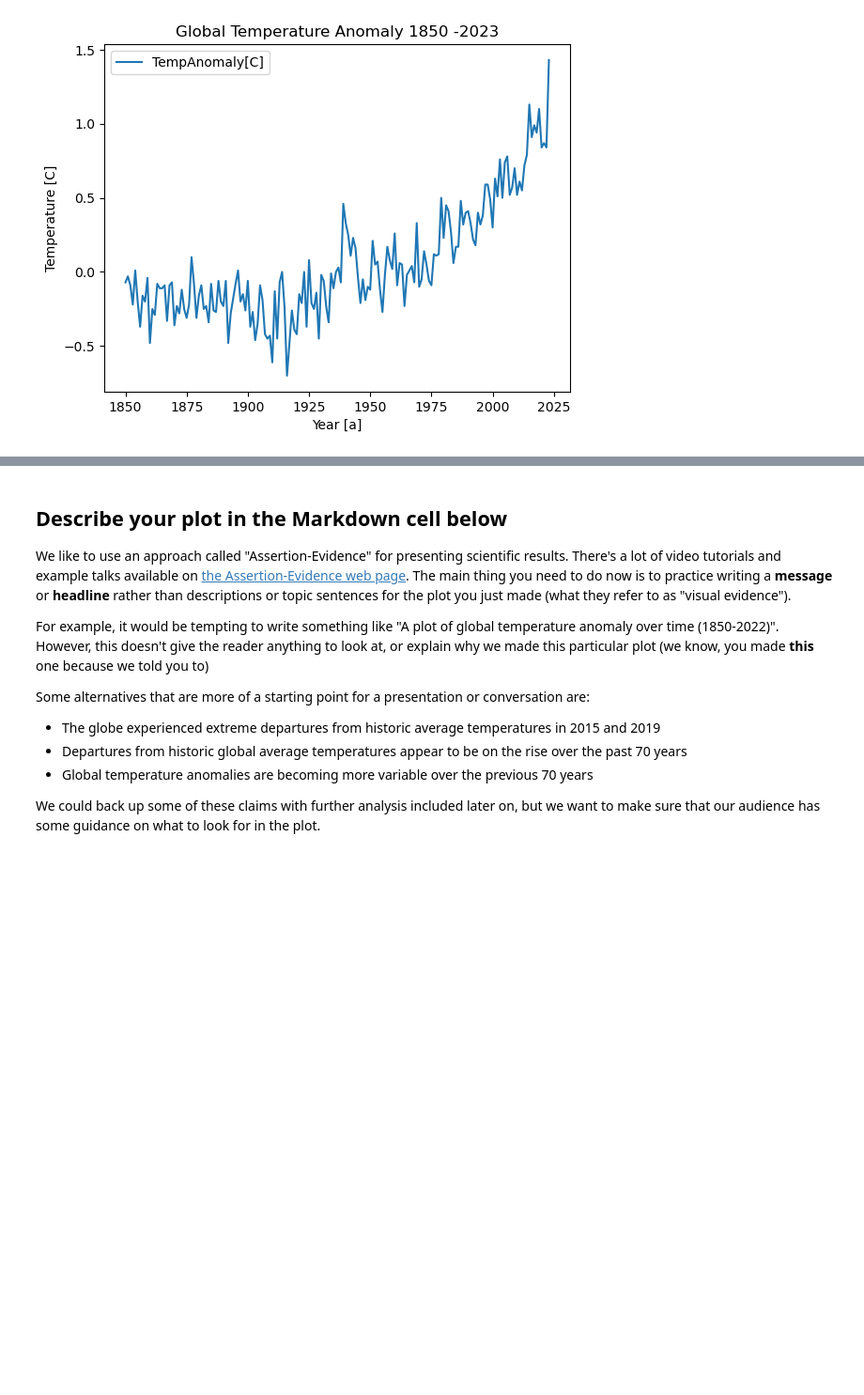
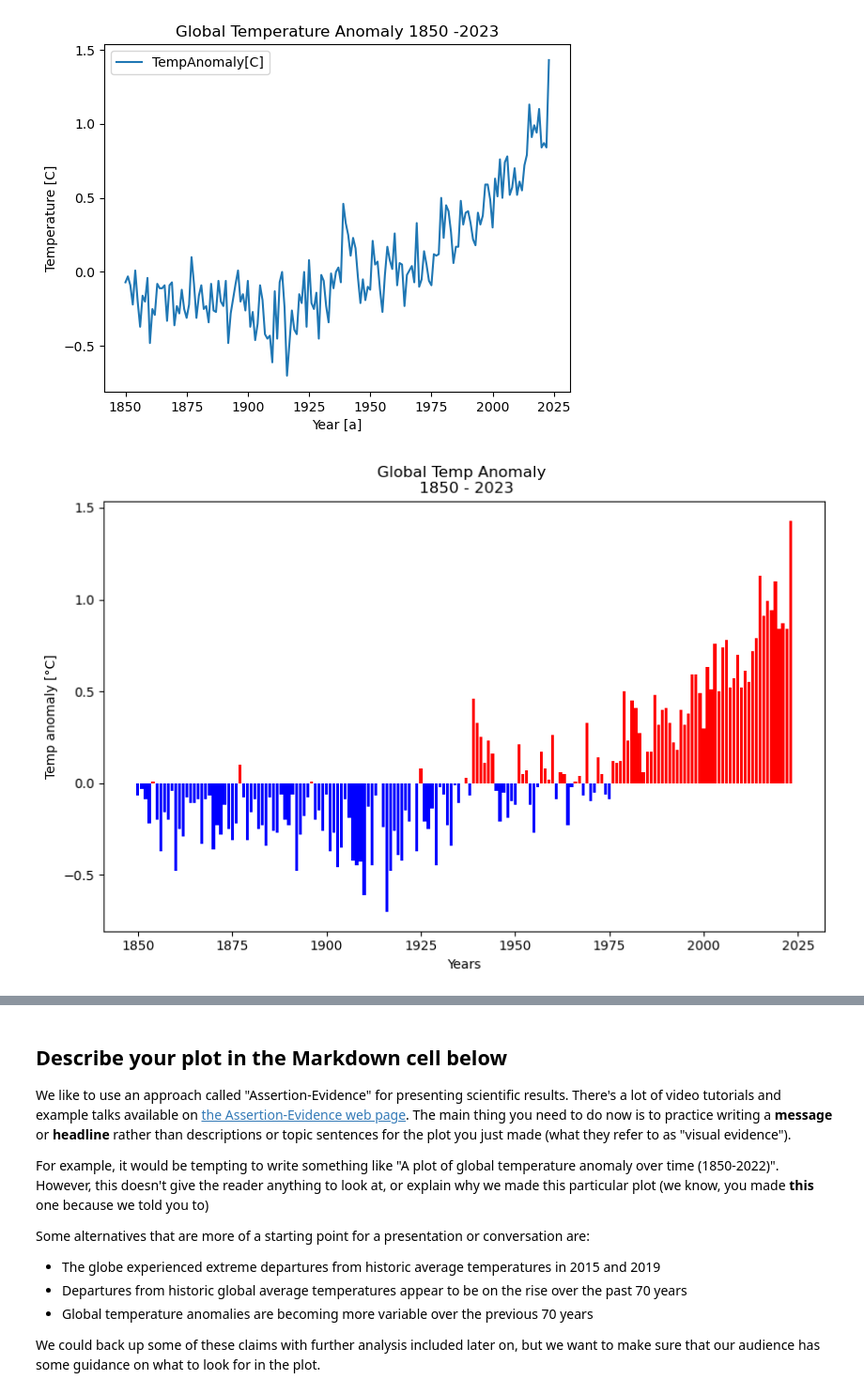
Before and after one commit to Carlos-Diaz-Lozano/01-geopark-get-started-reproducible-science-template, a Jupyter notebook: Get Started with Open Reproducible Science!.ipynb, the cells around one changed output, grey strips where cells are left out. Shown: that part at 94% size. Saved outputs shown, nothing was run; the diff lists cells and outputs as text; code cells hidden in the pictures; blank space fills up the shorter version.

````diff
--- a/Get Started with Open Reproducible Science!.ipynb
+++ b/Get Started with Open Reproducible Science!.ipynb
@@ -341,9 +341,9 @@ You earned 5 of 5 points for converting to Celcius
         dataframe['temp_c'] = dataframe['temp_f'].apply(convert)
         ```
 # %%
-# def convert(temperature):
+def convert(temperatureC):
     """Convert temperature to Celcius"""
-    temperatureF= (temperatureC *9/5)+32
+    temperatureF = (temperatureC *9/5) + 32
     return temperatureF
 
-dataframe ['tempAnomaly']= dataframe ['tempAnomaly[C']'].apply(convert)
+dataframe['TempAnomaly'] = dataframe['TempAnomaly[C]'].apply(convert)
@@ -370,3 +372,28 @@ dataframe.plot(x='Date', y='TempAnomaly[C]',
+# %%
+# you need to define and axis objects
+fig, ax = plt.subplots(figsize=(10, 6))
+
+# define variable for plotting
+years = dataframe ['Date']
+tempanomaly = dataframe['TempAnomaly[C]']
+# print (years, tempanomaly)
+
+# Defining colors using conditionals statements (if/then)
+# if teh tempanomaly are higher than 0 the color will be red, if are lower than 0 will be blue
+colors = ['red' if value > 0 else 'blue' for value in tempanomaly]
+
+# plot using bar charts
+
+plt.bar(years, tempanomaly,color= colors)
+
+# adding labels and tittle to axis and plot
+plt.xlabel('Years')
+plt.ylabel('Temp anomaly [°C]')
+plt.title('Global Temp Anomaly \n 1850 - 2023')
+
+plt.show()
+# %% [output]
+[figure, added]
 # %% [markdown]
 **THIS ISN'T THE END! Don't forget to complete the next task where you will describe your plot**
 
````
Also changed, not shown: parts of 2 cells of this notebook.
